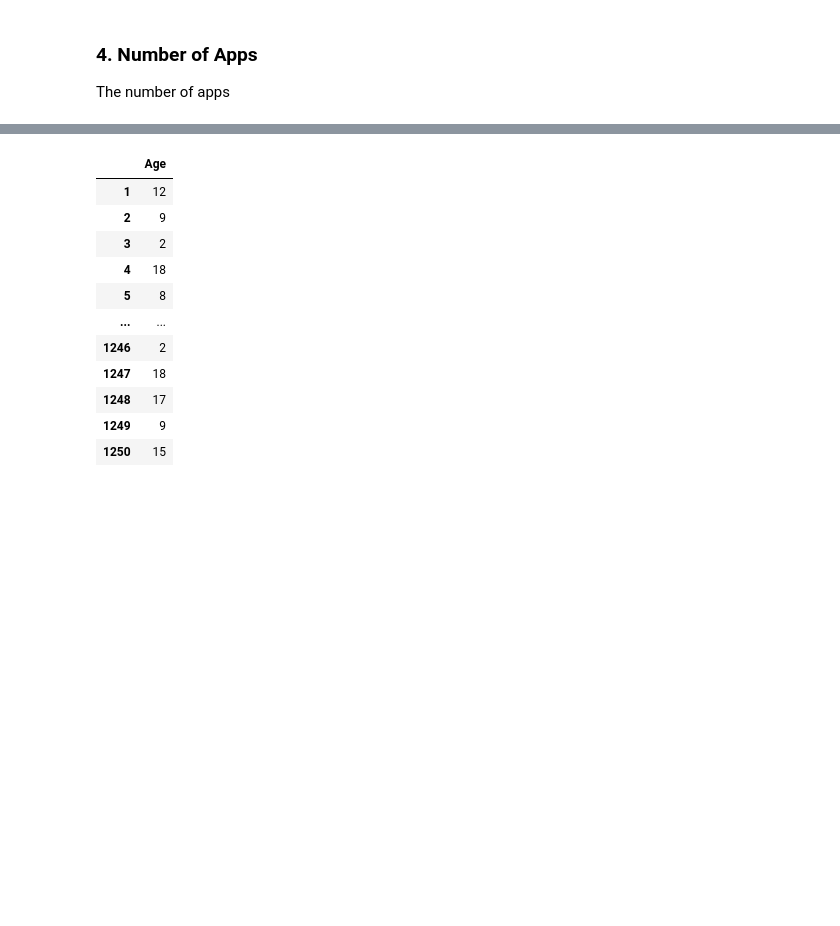
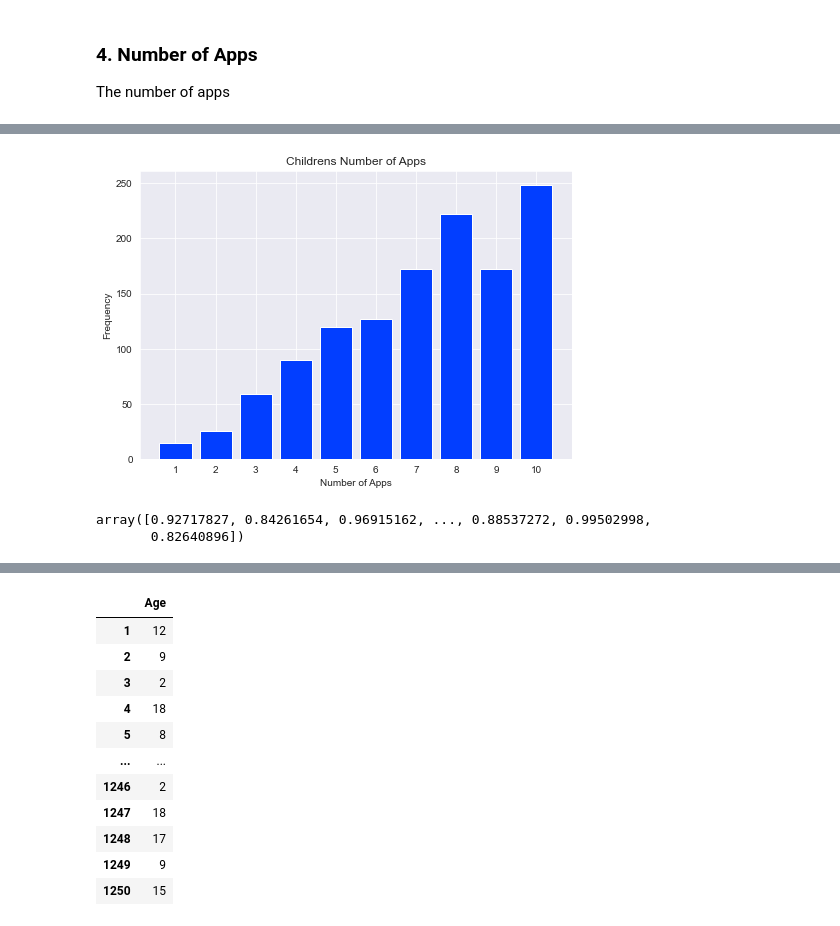
Before and after one commit to JPLee01/Programming_for_Data_Analysis-PRoject, a Jupyter notebook: Programming_for_Data_Analysis-Project.ipynb, the cells around one changed output, grey strips where cells are left out. Saved outputs shown, nothing was run; the diff lists cells and outputs as text; code cells hidden in the pictures; blank space fills up the shorter version.

```diff
--- a/Programming_for_Data_Analysis-Project.ipynb
+++ b/Programming_for_Data_Analysis-Project.ipynb
@@ -198,0 +236,18 @@ The number of apps
+# %%
+fig = plt.figure()
+ax = fig.add_axes([0,0,1,1])
+apps = ['1', '2', '3', '4', '5', '6', '7', '8', '9', '10']
+data= [14,25,59,90,120,127,172,222,172,249]
+ax.bar(apps,data)
+plt.title('Childrens Number of Apps')
+plt.xlabel('Number of Apps')
+plt.ylabel('Frequency')
+plt.show()
+# %% [output]
+[figure, added]
+# %%
+power = np.random.power(10, size=1250)
+power
+# %% [output]
+array([0.92717827, 0.84261654, 0.96915162, ..., 0.88537272, 0.99502998,
+       0.82640896])
```
Also changed, not shown: parts of 8 cells of this notebook.
